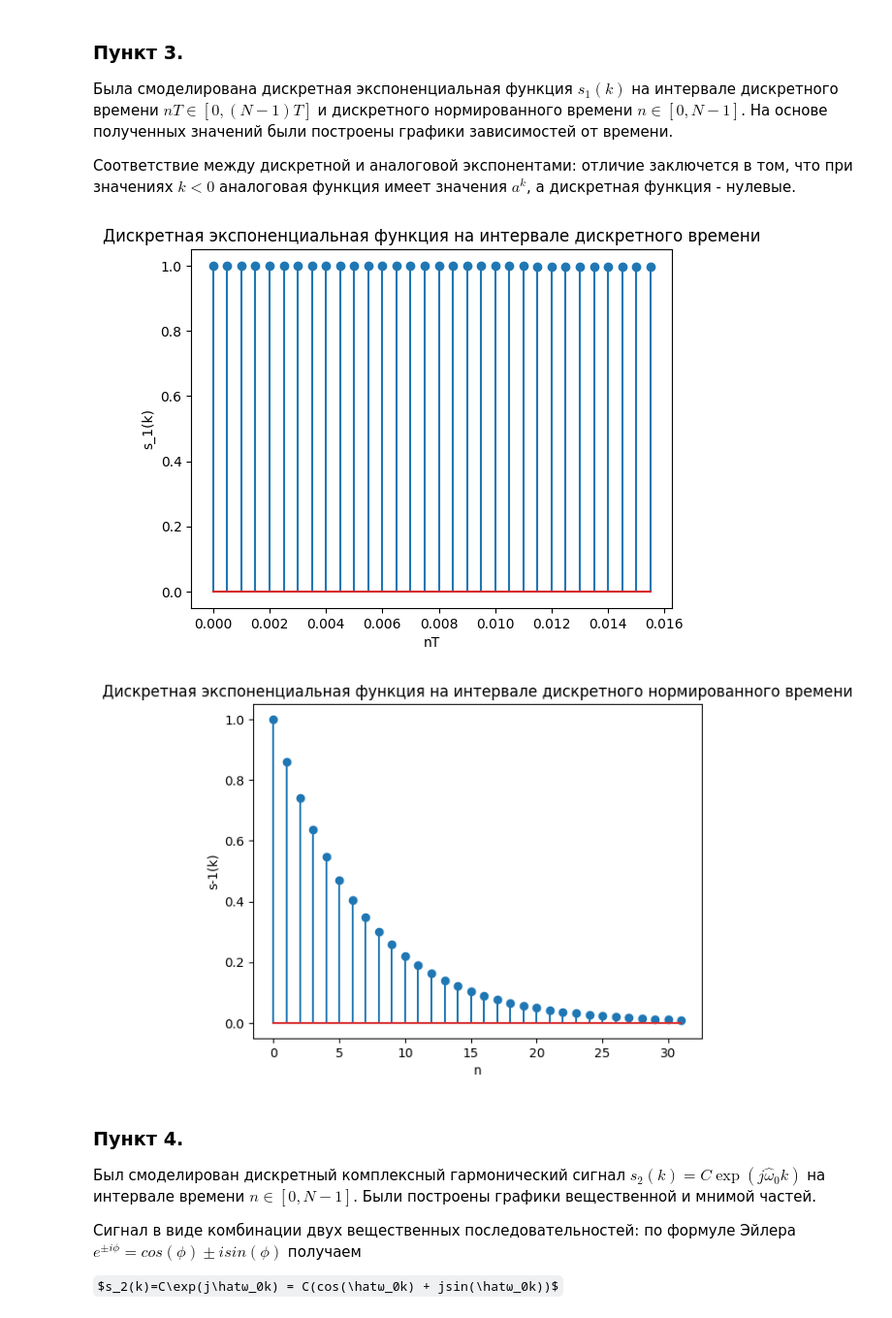
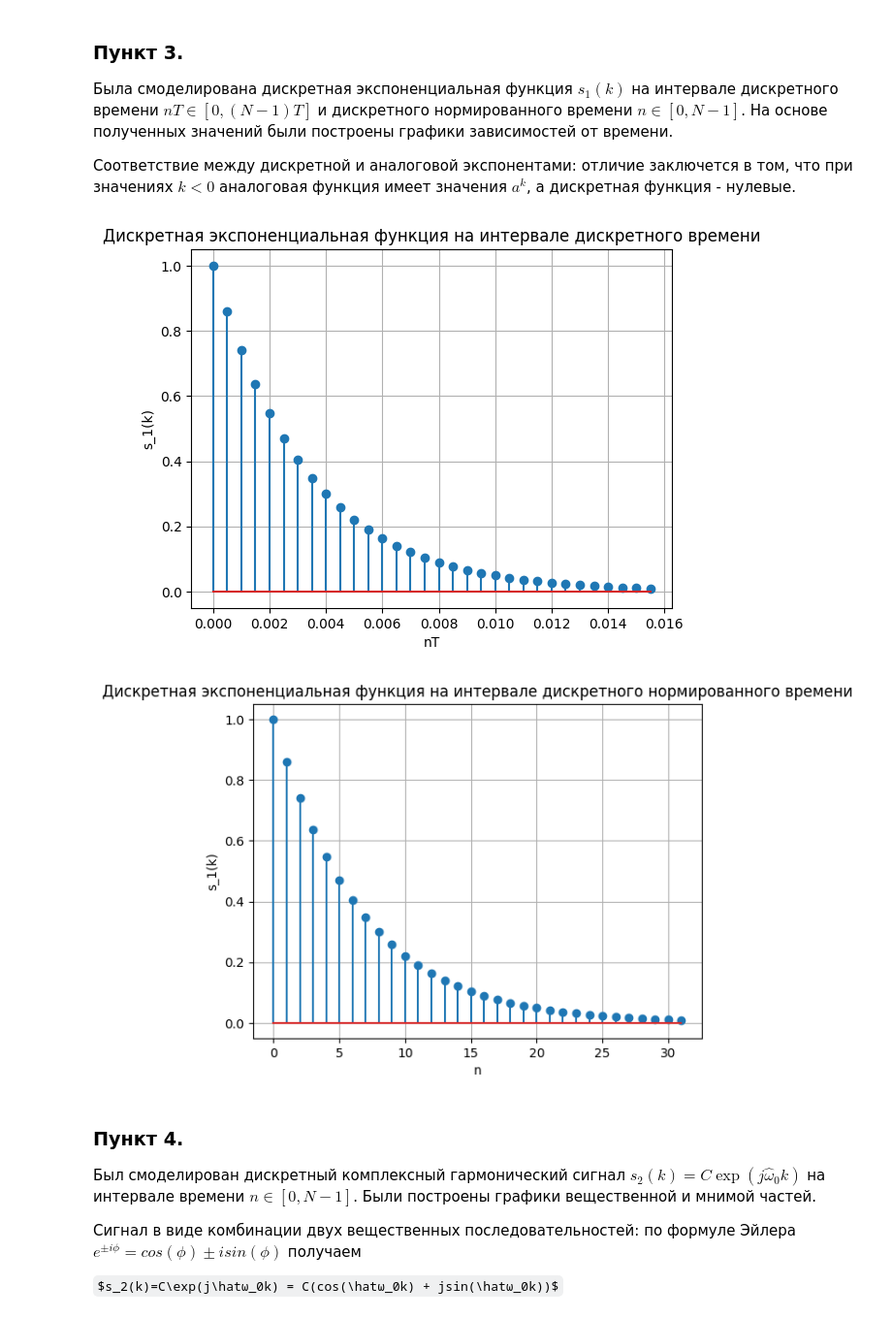
Before and after one commit to the-mvi/dsp-2023, a Jupyter notebook: 0382_Mikhailova_OD_Okhotnikova_GS/task1.ipynb, the cells around one changed output. Shown at 97% size. Cells and saved outputs as stored; diff of their text form; code cells hidden in the pictures; some formulas as TeX source.

```diff
--- a/0382_Mikhailova_OD_Okhotnikova_GS/task1.ipynb
+++ b/0382_Mikhailova_OD_Okhotnikova_GS/task1.ipynb
@@ -175,24 +179,26 @@ plt.show()
 # %%
 # дискретная экспоненциальная функция
 def s_1(k):
     arr = [a**i if i >= 0 else 0 for i in k]
     return arr
 
 # построение графиков
-plt.stem(nT, s_1(nT))
+plt.stem(nT, s_1(n))
 plt.title('Дискретная экспоненциальная функция на интервале дискретного времени')
 plt.xlabel('nT')
 plt.ylabel('s_1(k)')
+plt.grid()
 plt.show()
 
 plt.stem(n, s_1(n))
 plt.title('Дискретная экспоненциальная функция на интервале дискретного нормированного времени')
 plt.xlabel('n')
-plt.ylabel('s-1(k)')
+plt.ylabel('s_1(k)')
+plt.grid()
 plt.show()
 # %% [output]
-[figure, old version]
+[figure, new version]
-[figure, old version]
+[figure, new version]
 # %% [markdown]
 ### Пункт 4.
 
```
Also changed, not shown: parts of 4 cells of this notebook.
